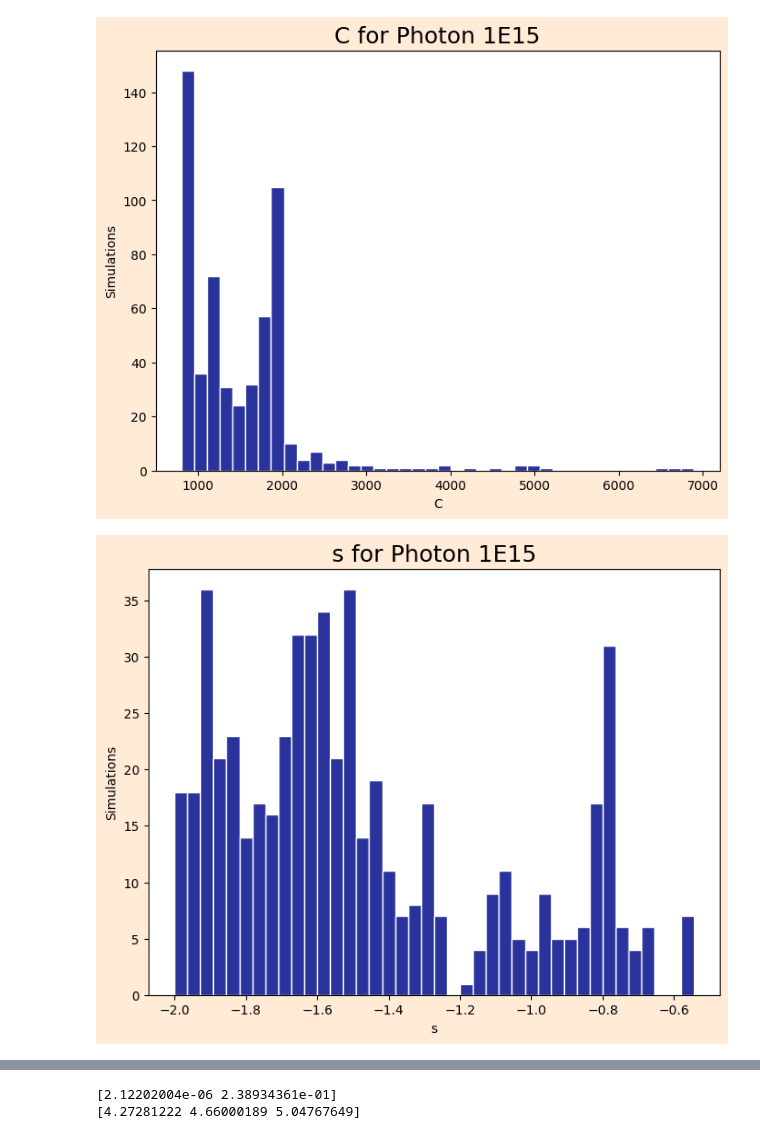
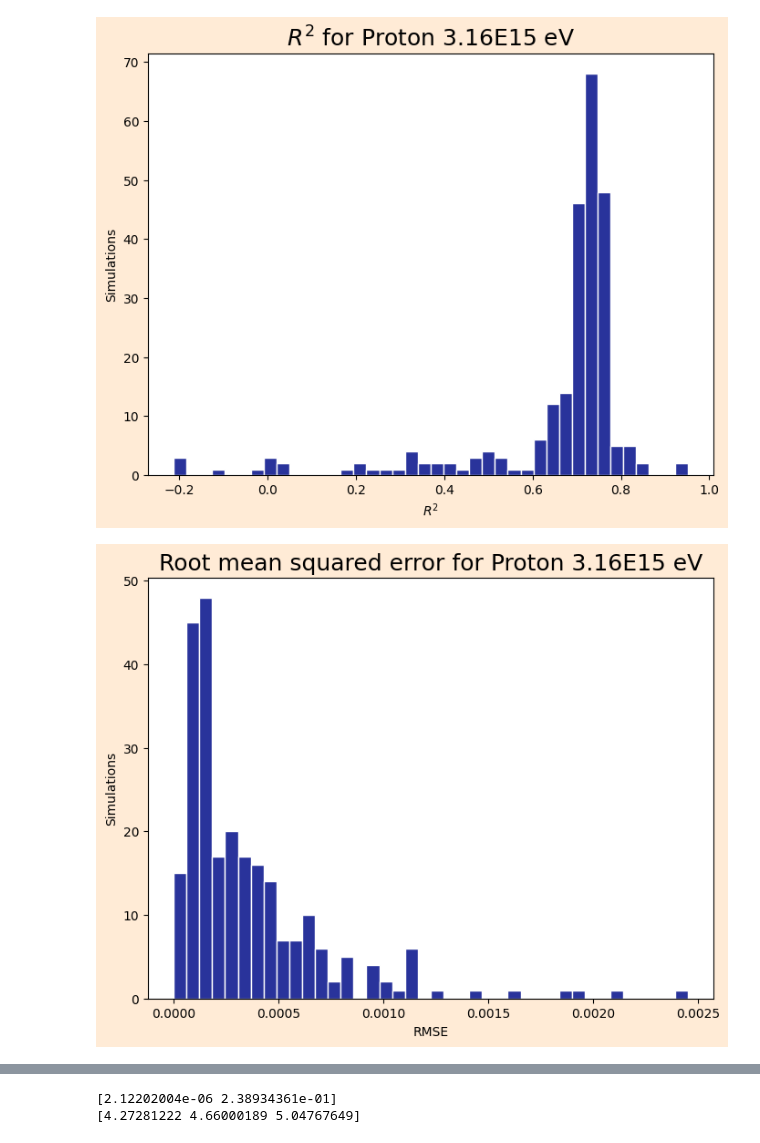
Before and after one commit to lucas-orfei/mestrado, a Jupyter notebook: array_3det.ipynb, the cells around one changed output, grey strips where cells are left out. Cells and saved outputs as stored; diff of their text form; code cells hidden in the pictures.

```diff
--- a/array_3det.ipynb
+++ b/array_3det.ipynb
@@ -8,7 +8,7 @@ from scipy.optimize import curve_fit
 import re
 import math
 # %%
-caminho_arquivo = "tratados_3det/photon/photon1E15"
+caminho_arquivo = "tratados_3det/proton/proton3.16E15"
 
 def processar_arquivo(nome_arquivo):
     # Listas para armazenar as detecções por tipo de partícula e por detector
@@ -312,7 +331,7 @@ for i in range(len(x)):
     r = x[i]
     rho = y[i]
     try:
-        popt, pcov = curve_fit(model, r, rho, p0= [1E3, -0.7] , bounds= ([800, -2], [np.inf, 2]))
+        popt, pcov = curve_fit(model, r, rho, p0= [1.5E4, -0.5] , bounds= ([0, -1], [np.inf, 2]))
         perr = np.sqrt(np.diag(pcov))
 
         # Cálculo das métricas
@@ -372,20 +451,22 @@ s: Média = -1.47 ± 0.38
 # %%
 fig, ax = plt.subplots(figsize = (8, 6), facecolor = '#FFEBD6')
-plt.hist(parameters_df['C'], color='#29339B', bins= 40, edgecolor = 'white')
+plt.hist(parameters_df['R_2'], color='#29339B', bins= 40, edgecolor = 'white')
 plt.ylabel('Simulations')
-plt.xlabel('C')
-plt.title('C for ' + str(name), size = 18)
+plt.xlabel('$R^2$')
+plt.title('$R^2$ for ' + str(name) + ' eV', size = 18)
 #plt.grid(True)
-plt.show()
+
+plt.savefig('plots/' + name.split(' ')[0].lower() + '/rsquared_' + caminho_arquivo.split('/')[-1] + '.png', bbox_inches = 'tight')
 # %% [output]
-[figure, old version]
+[figure, new version]
 # %%
 fig, ax = plt.subplots(figsize = (8, 6), facecolor = '#FFEBD6')
-plt.hist(parameters_df['s'], color='#29339B', bins= 40, edgecolor = 'white')
+plt.hist(parameters_df['RMSE'], color='#29339B', bins= 40, edgecolor = 'white')
 plt.ylabel('Simulations')
-plt.xlabel('s')
-plt.title('s for ' + str(name), size = 18)
+plt.xlabel('RMSE')
+plt.title('Root mean squared error for ' + str(name) + ' eV', size = 18)
 #plt.grid(True)
-plt.show()
+
+plt.savefig('plots/' + name.split(' ')[0].lower() + '/rmse_' + caminho_arquivo.split('/')[-1] + '.png', bbox_inches = 'tight')
 # %% [output]
-[figure, old version]
+[figure, new version]
```
Also changed, not shown: parts of 24 cells of this notebook.
